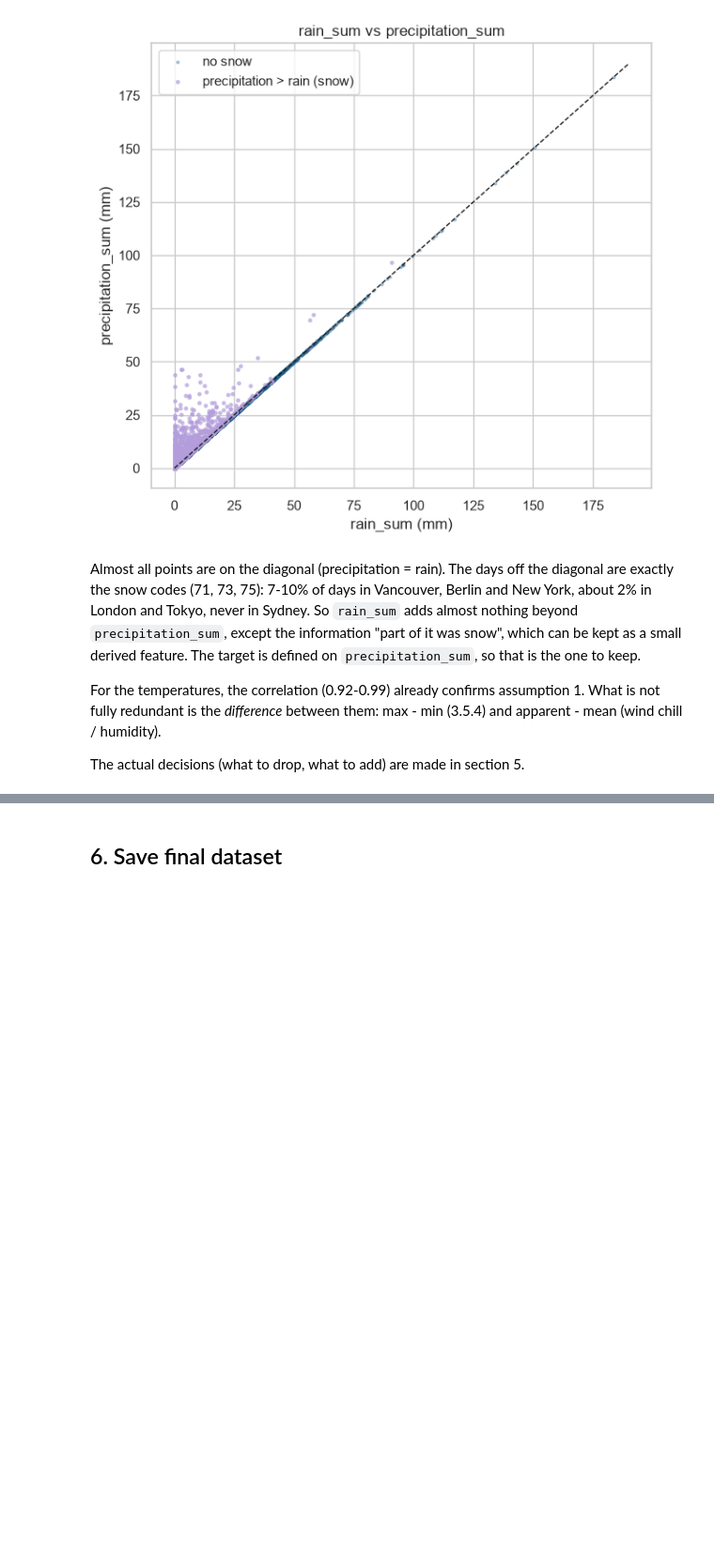
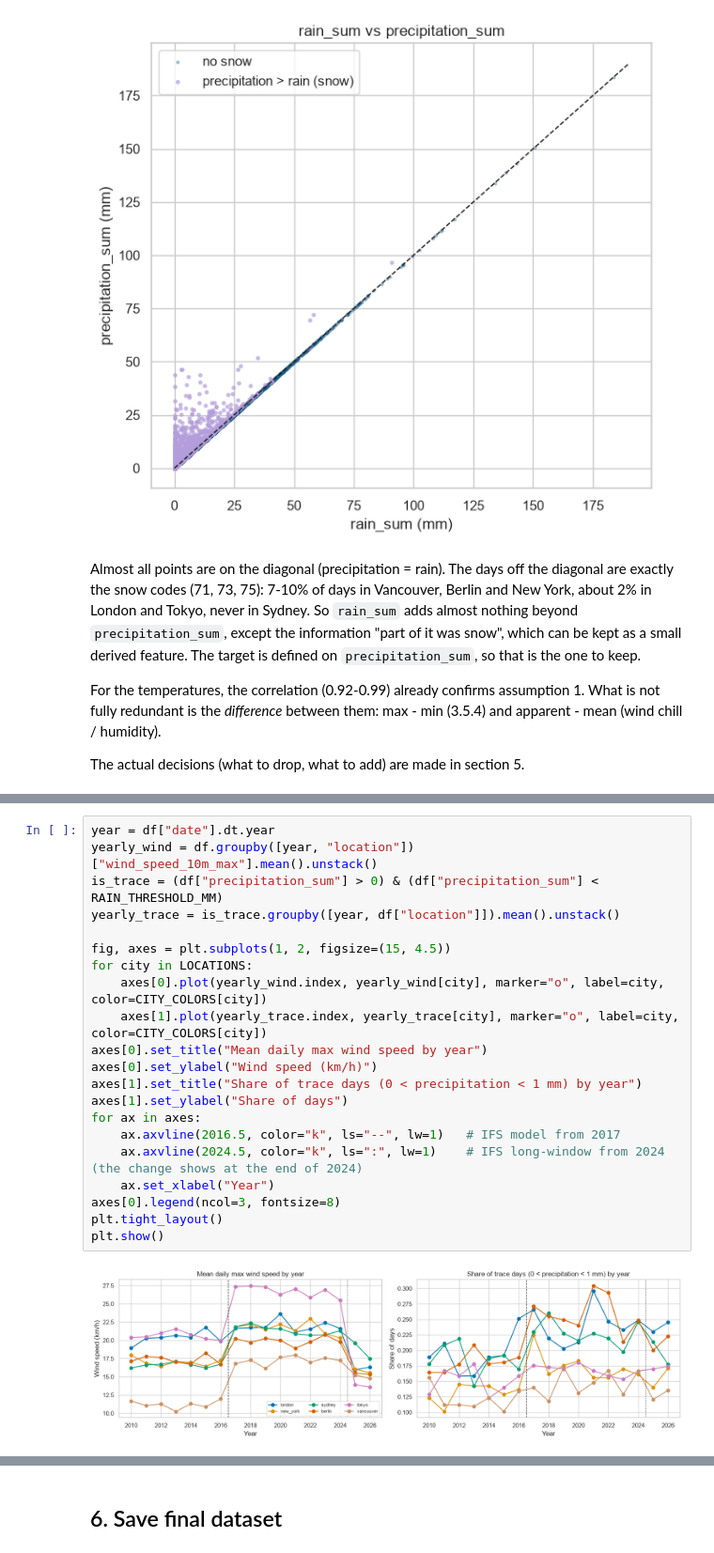
Before and after one commit to talohayon14/ml_project_58, a Jupyter notebook: dataset_creation.ipynb, the cells around one changed output, grey strips where cells are left out. Shown at 94% size. Saved outputs shown, nothing was run; the diff lists cells and outputs as text; blank space fills up the shorter version.

```diff
--- a/dataset_creation.ipynb
+++ b/dataset_creation.ipynb
@@ -675,0 +840,23 @@ TODO
+# %%
+year = df["date"].dt.year
+yearly_wind = df.groupby([year, "location"])["wind_speed_10m_max"].mean().unstack()
+is_trace = (df["precipitation_sum"] > 0) & (df["precipitation_sum"] < RAIN_THRESHOLD_MM)
+yearly_trace = is_trace.groupby([year, df["location"]]).mean().unstack()
+
+fig, axes = plt.subplots(1, 2, figsize=(15, 4.5))
+for city in LOCATIONS:
+    axes[0].plot(yearly_wind.index, yearly_wind[city], marker="o", label=city, color=CITY_COLORS[city])
+    axes[1].plot(yearly_trace.index, yearly_trace[city], marker="o", label=city, color=CITY_COLORS[city])
+axes[0].set_title("Mean daily max wind speed by year")
+axes[0].set_ylabel("Wind speed (km/h)")
+axes[1].set_title("Share of trace days (0 < precipitation < 1 mm) by year")
+axes[1].set_ylabel("Share of days")
+for ax in axes:
+    ax.axvline(2016.5, color="k", ls="--", lw=1)   # IFS model from 2017
+    ax.axvline(2024.5, color="k", ls=":", lw=1)    # IFS long-window from 2024 (the change shows at the end of 2024)
+    ax.set_xlabel("Year")
+axes[0].legend(ncol=3, fontsize=8)
+plt.tight_layout()
+plt.show()
+# %% [output]
+[figure, added]
```
Also changed, not shown: parts of 37 cells of this notebook, 2 other files.
